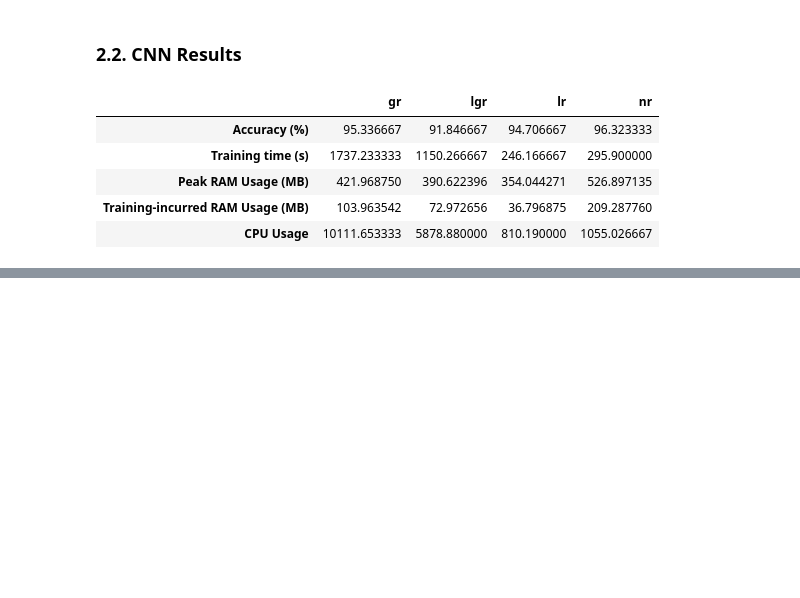
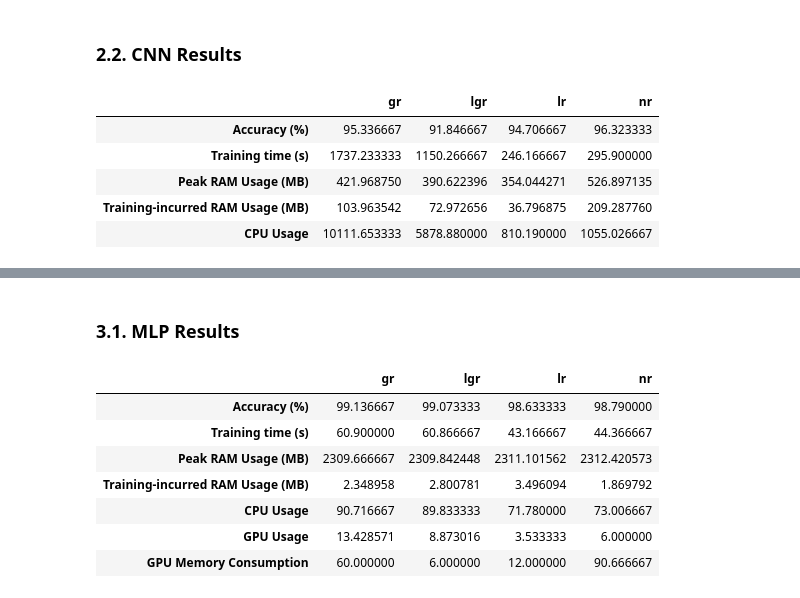
Before and after one commit to samuilstoychev/research_project, a Jupyter notebook: analysis/MNISTResults.ipynb, the cells around one changed output, grey strips where cells are left out. Cells and saved outputs as stored; diff of their text form; code cells hidden in the pictures; blank space fills up the shorter version.

Commit message:
Additional results

```diff
--- a/analysis/MNISTResults.ipynb
+++ b/analysis/MNISTResults.ipynb
@@ -133,0 +138,2 @@ pd.DataFrame(cnn_metrics, index=['Accuracy (%)',
+# %%
+logs = !ls
@@ -133,0 +166,41 @@ pd.DataFrame(cnn_metrics, index=['Accuracy (%)',
+# %%
+def calculate_metrics_gpu(files):
+    mlp_metrics = dict()
+    cnn_metrics = dict()
+
+    for file in files:
+        arch, method, i = file.split("_")
+        metrics = mlp_metrics if arch == "mlp" else cnn_metrics
+
+        if method in metrics:
+            metrics[method].append(extract_metrics_gpu(file))
+        else:
+            metrics[method] = [extract_metrics_gpu(file)]
+
+    return (mlp_metrics, cnn_metrics)
+# %%
+def get_means(metrics):
+    return {method: [sum(x)/len(x) for x in list(zip(*metrics[method]))] for method in metrics}
+# %%
+mlp_metrics, cnn_metrics = calculate_metrics_gpu(logs)
+mlp_metrics = get_means(mlp_metrics)
+cnn_metrics = get_means(cnn_metrics)
+# %% [markdown]
+### 3.1. MLP Results
+# %%
+pd.DataFrame(mlp_metrics, index=['Accuracy (%)',
+                                 'Training time (s)',
+                                 'Peak RAM Usage (MB)' ,
+                                 'Training-incurred RAM Usage (MB)',
+                                 'CPU Usage',
+                                 'GPU Usage',
+                                 'GPU Memory Consumption'])
+# %% [output]
+|  | gr | lgr | lr | nr |
+| Accuracy (%) | 99.136667 | 99.073333 | 98.633333 | 98.790000 |
+| Training time (s) | 60.900000 | 60.866667 | 43.166667 | 44.366667 |
+| Peak RAM Usage (MB) | 2309.666667 | 2309.842448 | 2311.101562 | 2312.420573 |
+| Training-incurred RAM Usage (MB) | 2.348958 | 2.800781 | 3.496094 | 1.869792 |
+| CPU Usage | 90.716667 | 89.833333 | 71.780000 | 73.006667 |
+| GPU Usage | 13.428571 | 8.873016 | 3.533333 | 6.000000 |
+| GPU Memory Consumption | 60.000000 | 6.000000 | 12.000000 | 90.666667 |
```
Also changed, not shown: parts of 14 cells of this notebook, 2 other files.
